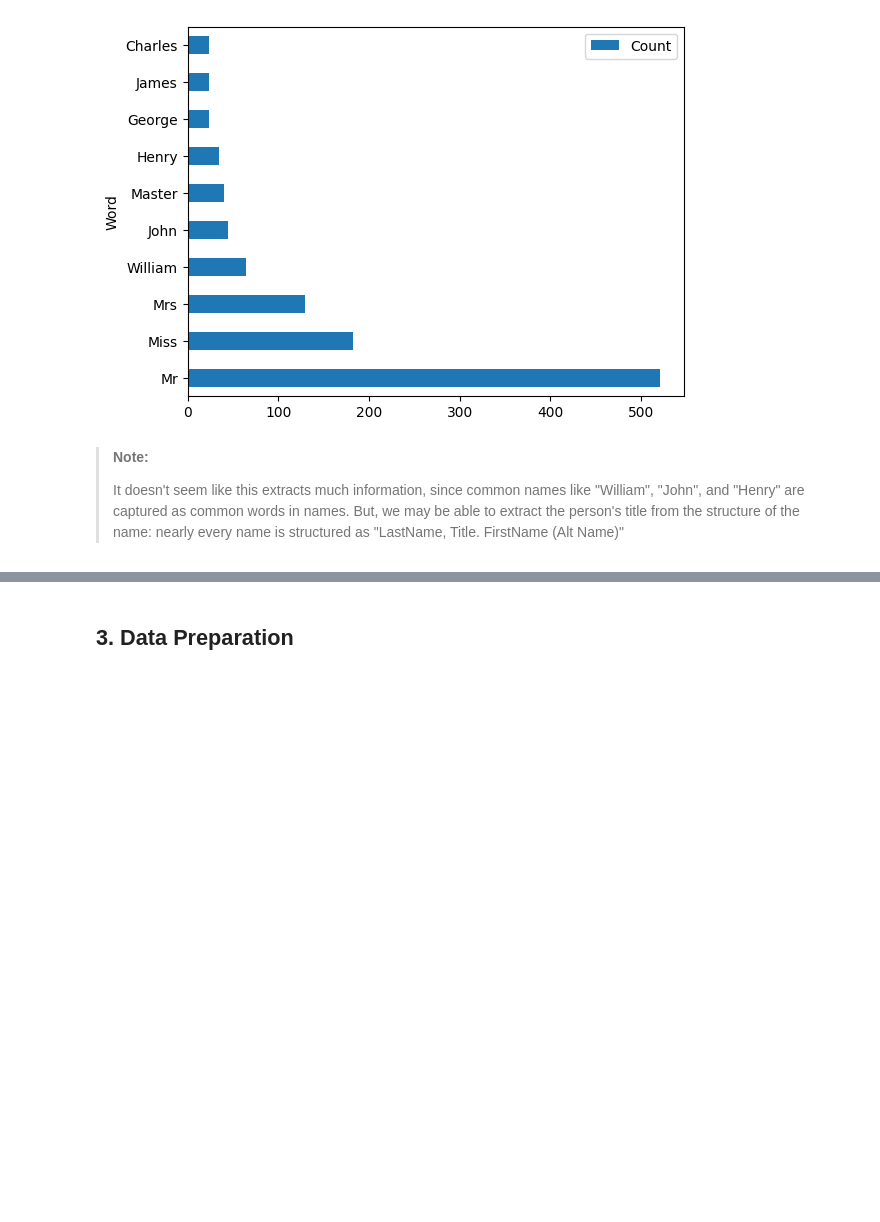
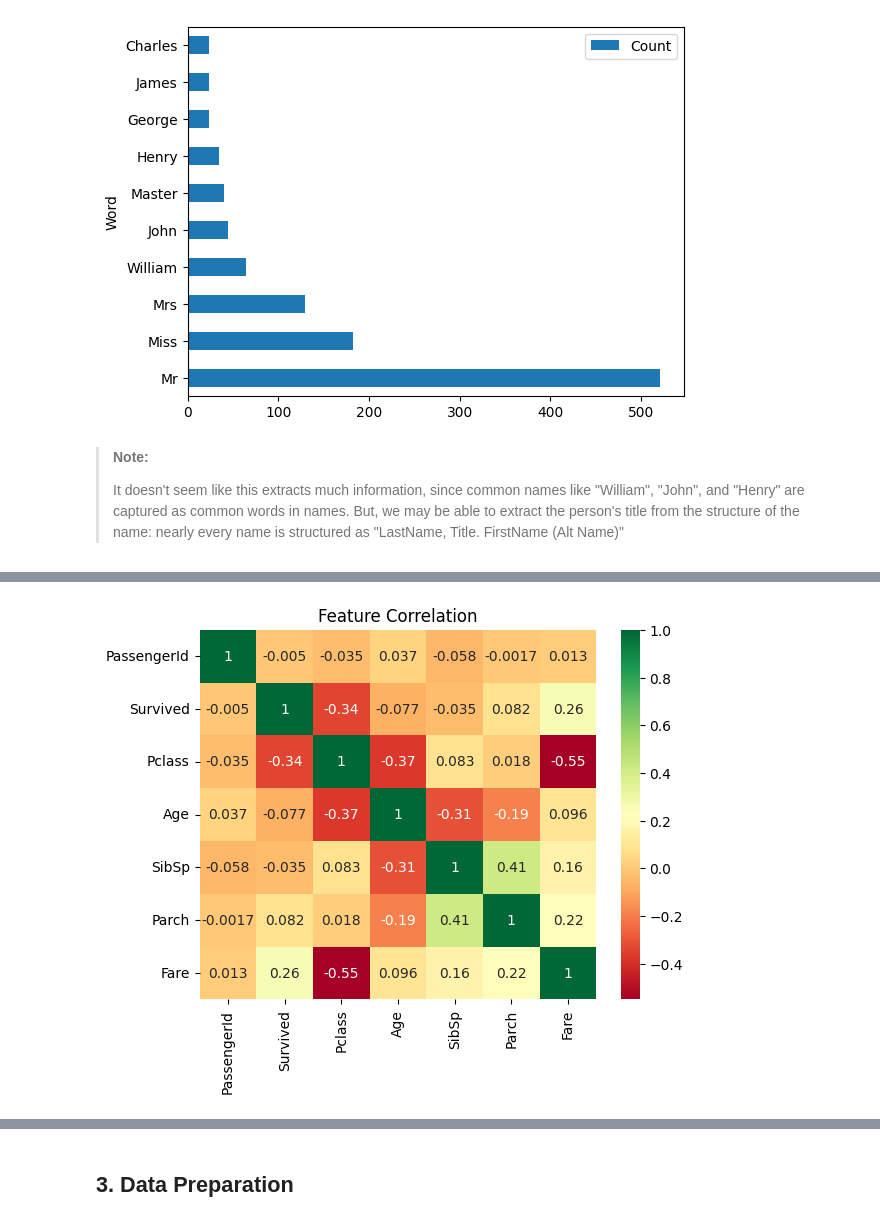
Before and after one commit to msburns24/projects, a Jupyter notebook: titanic/titanic.ipynb, the cells around one changed output, grey strips where cells are left out. Saved outputs shown, nothing was run; the diff lists cells and outputs as text; code cells hidden in the pictures; blank space fills up the shorter version.

```diff
--- a/titanic/titanic.ipynb
+++ b/titanic/titanic.ipynb
@@ -448,0 +501,7 @@ plt.show()
+# %%
+# How strong is the correlation between variables?
+ax = sns.heatmap(df.corr(numeric_only=True), cmap='RdYlGn', annot=True)
+ax.set_title('Feature Correlation')
+plt.show()
+# %% [output]
+[figure, added]
```
Also changed, not shown: parts of 83 cells of this notebook.
